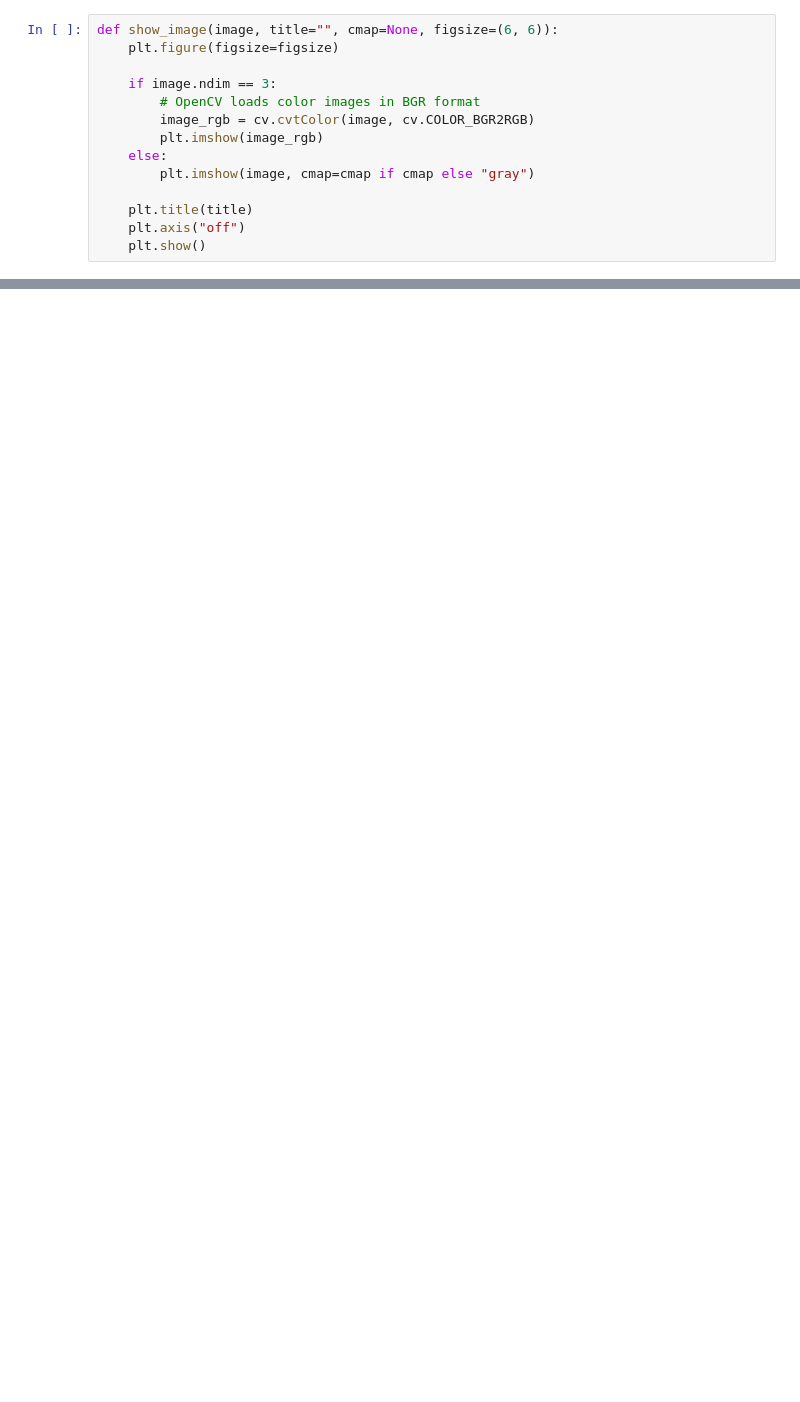
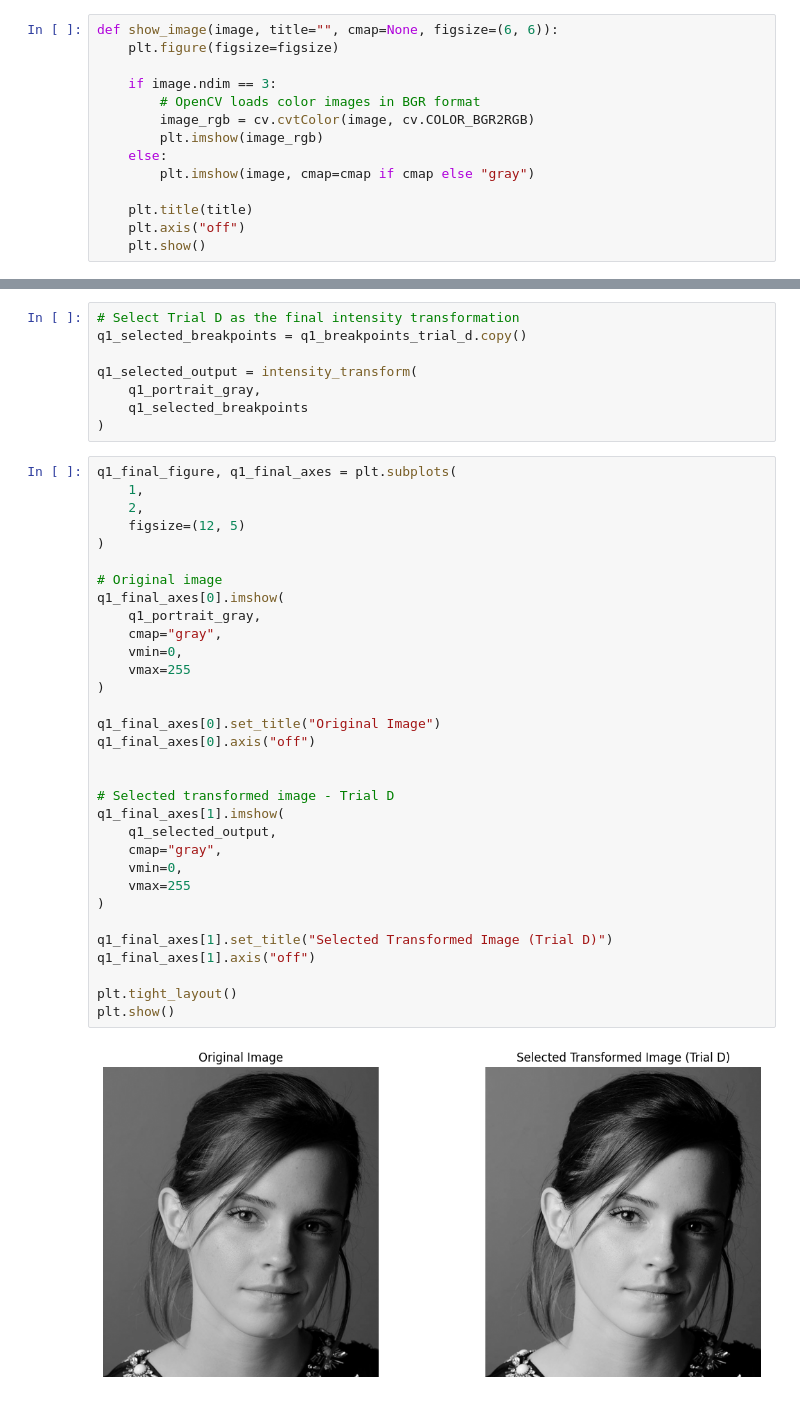
Before and after one commit to hasith2003/EN3160-Intensity-Transformations-Filtering, a Jupyter notebook: CV.ipynb, the cells around one changed output, grey strips where cells are left out. Saved outputs shown, nothing was run; the diff lists cells and outputs as text; blank space fills up the shorter version.

```diff
--- a/CV.ipynb
+++ b/CV.ipynb
@@ -34,0 +272,42 @@ def show_image(image, title="", cmap=None, figsize=(6, 6)):
+# %%
+# Select Trial D as the final intensity transformation
+q1_selected_breakpoints = q1_breakpoints_trial_d.copy()
+
+q1_selected_output = intensity_transform(
+    q1_portrait_gray,
+    q1_selected_breakpoints
+)
+# %%
+q1_final_figure, q1_final_axes = plt.subplots(
+    1,
+    2,
+    figsize=(12, 5)
+)
+
+# Original image
+q1_final_axes[0].imshow(
+    q1_portrait_gray,
+    cmap="gray",
+    vmin=0,
+    vmax=255
+)
+
+q1_final_axes[0].set_title("Original Image")
+q1_final_axes[0].axis("off")
+
+
+# Selected transformed image - Trial D
+q1_final_axes[1].imshow(
+    q1_selected_output,
+    cmap="gray",
+    vmin=0,
+    vmax=255
+)
+
+q1_final_axes[1].set_title("Selected Transformed Image (Trial D)")
+q1_final_axes[1].axis("off")
+
+plt.tight_layout()
+plt.show()
+# %% [output]
+[figure, added]
```
Also changed, not shown: parts of 11 cells of this notebook.
